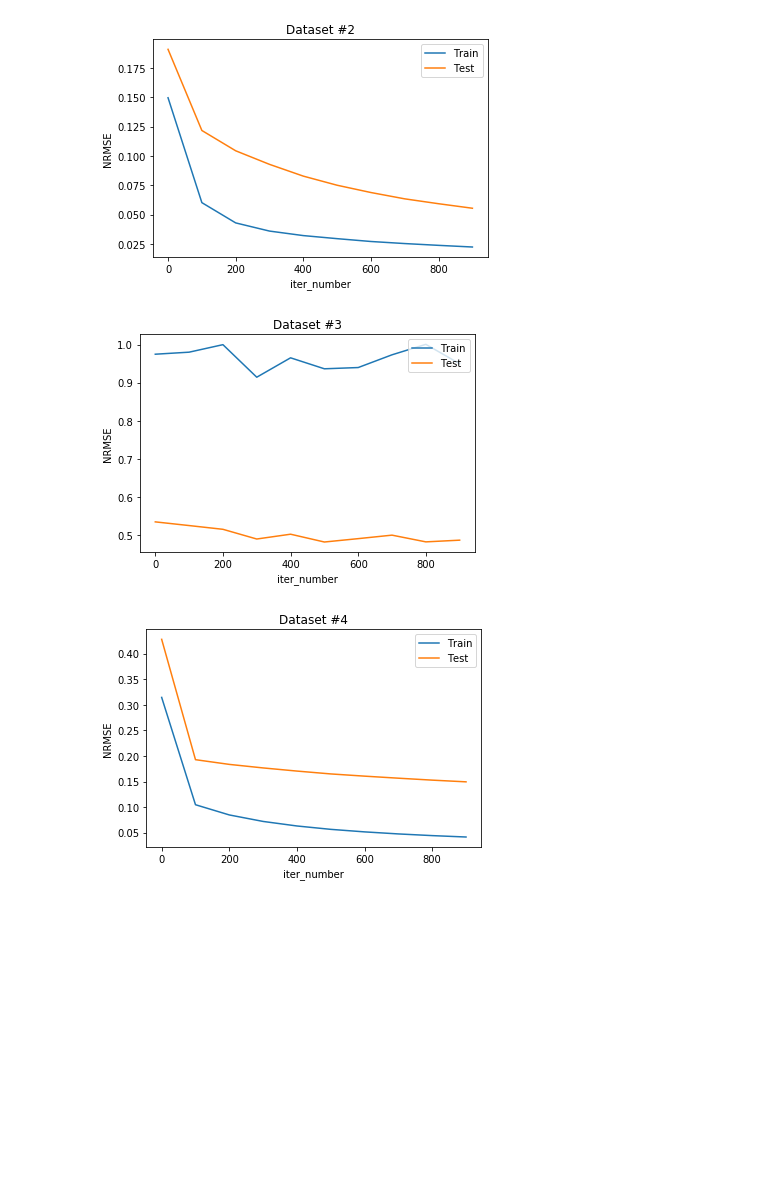
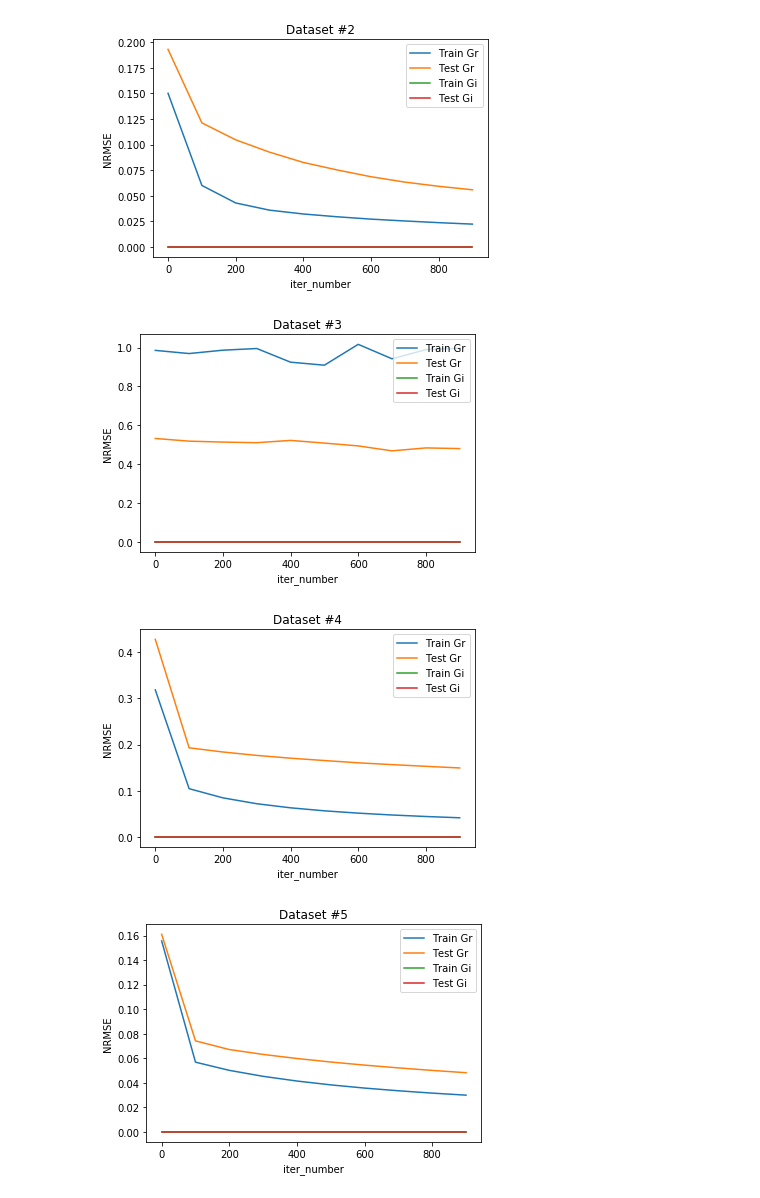
Before and after one commit to SerTelnov/machine-learning, a Jupyter notebook: labs/linear/main.ipynb, the cells around one changed output. Saved outputs shown, nothing was run; the diff lists cells and outputs as text; code cells hidden in the pictures; blank space fills up the shorter version.

```diff
--- a/labs/linear/main.ipynb
+++ b/labs/linear/main.ipynb
@@ -63,11 +63,17 @@ for i in range(1, 8):
         curr_W = core.gradient_descent_steps(test, iter_number)
         test_scores.append(evaluate_nrmse_score(test, curr_W))
 
-    plt.plot(iter_range, train_scores, iter_range, test_scores)
+    gi_train = core.generalized_inverse(train)
+    gi_test = core.generalized_inverse(test)
+
+    gi_train_scores = [evaluate_nrmse_score(train, gi_train)] * len(train_scores)
+    gi_test_scores = [evaluate_nrmse_score(test, gi_test)] * len(test_scores)
+
+    plt.plot(iter_range, train_scores, iter_range, test_scores, iter_range, gi_train_scores, iter_range, gi_test_scores)
     plt.ylabel('NRMSE')
     plt.xlabel('iter_number')
     plt.title('Dataset #' + str(i))
-    plt.legend(('Train', 'Test'), loc='upper right')
+    plt.legend(('Train Gr', 'Test Gr', 'Train Gi', 'Test Gi'), loc='upper right')
     plt.show()
 # %% [output]
 Graph for gradient descent train and testing
@@ -75,3 +81,4 @@ Graph for gradient descent train and testing
-[figure, old version]
+[figure, new version]
-[figure, old version]
+[figure, new version]
-[figure, old version]
+[figure, new version]
+[figure, added]
```
Also changed, not shown: parts of 2 cells of this notebook, 2 other files.
